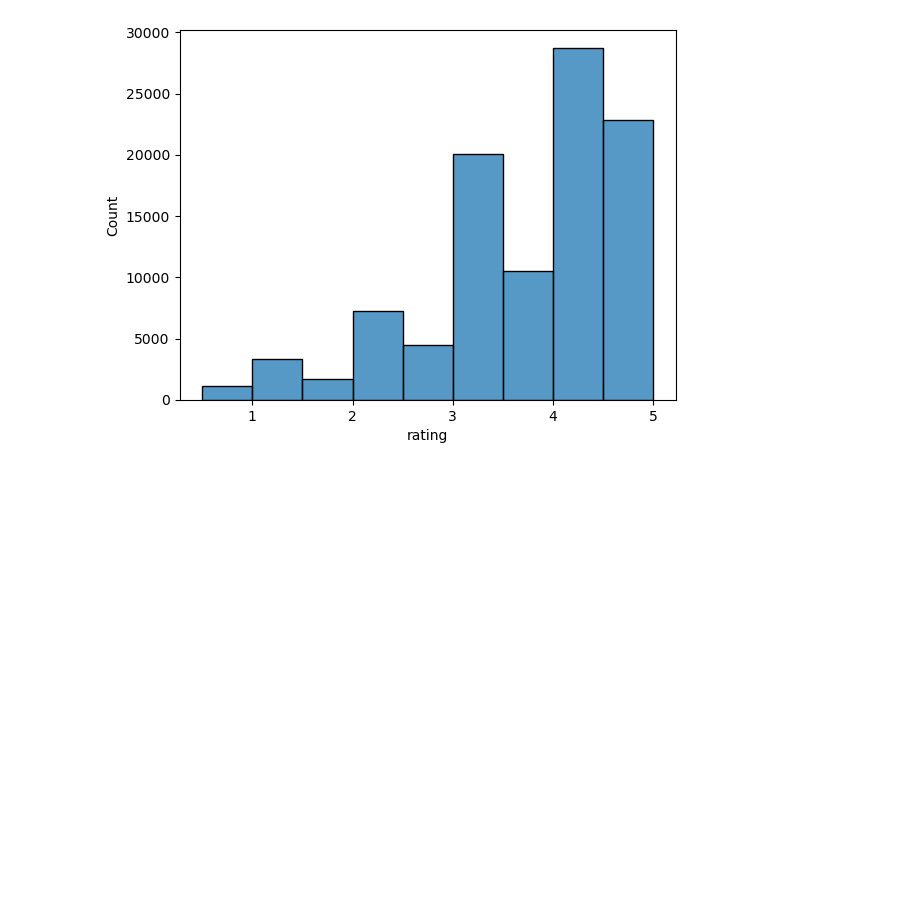
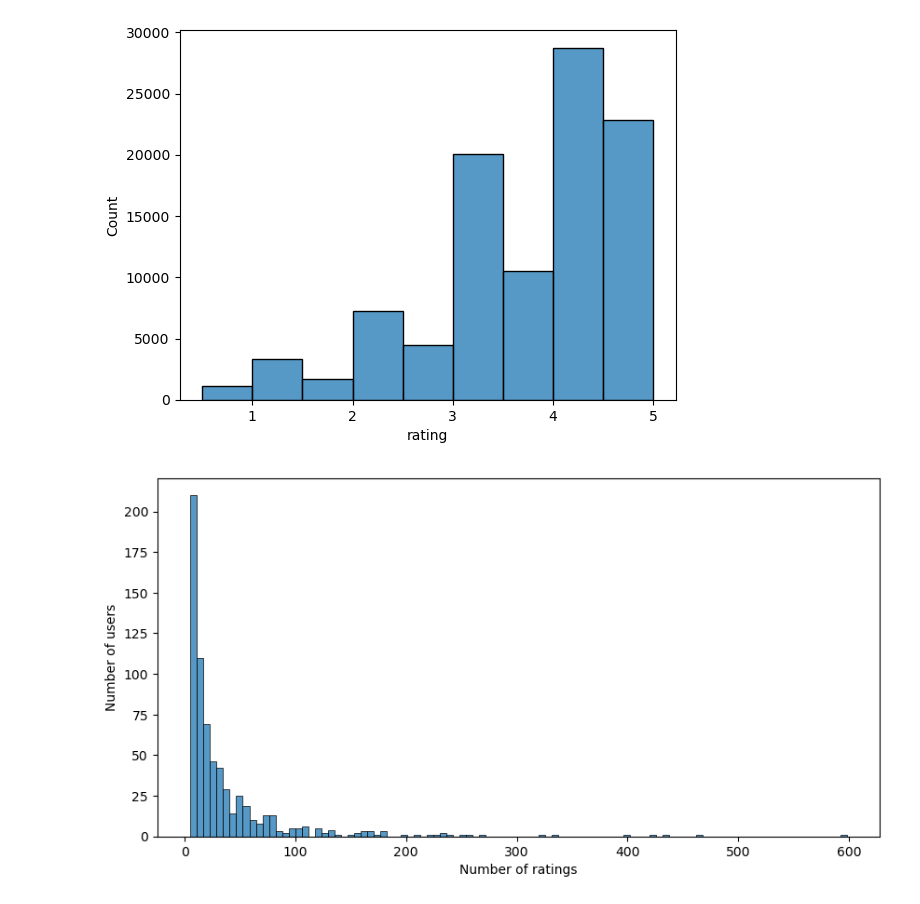
Before and after one commit to elodiezay02/movie-recommendation-system, a Jupyter notebook: src/notebooks/exploratory_data.ipynb, the cells around one changed output. Drawn from its saved outputs; the diff is of its cells as text; code cells hidden in the pictures; blank space fills up the shorter version.

Commit message:
Add n ratings by user in test

```diff
--- a/src/notebooks/exploratory_data.ipynb
+++ b/src/notebooks/exploratory_data.ipynb
@@ -130,0 +133,11 @@ sns.histplot(rating_df.rating, binwidth=0.5)
+# %%
+train_df, test_df = train_test_split(rating_df, test_size=0.25, stratify=rating_df['userId'], random_state=42)
+# %%
+n_rating = test_df.groupby('userId')['movieId'].count()
+plt.figure(figsize=(10, 5))
+sns.histplot(data=n_rating, x = n_rating.values, bins=100)
+plt.ylabel('Number of users')
+plt.xlabel('Number of ratings')
+plt.show()
+# %% [output]
+[figure, added]
```
Also changed, not shown: parts of 1 cell of this notebook.
